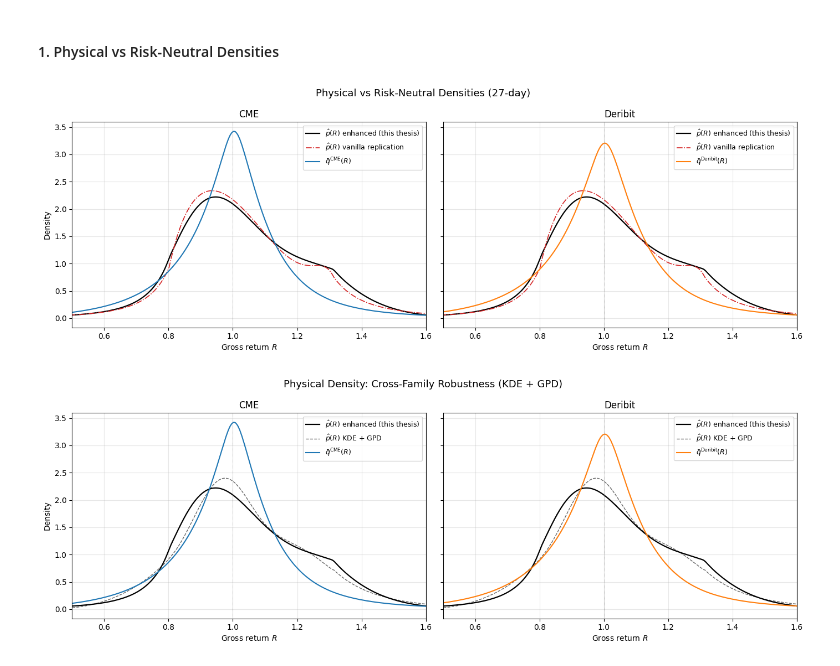
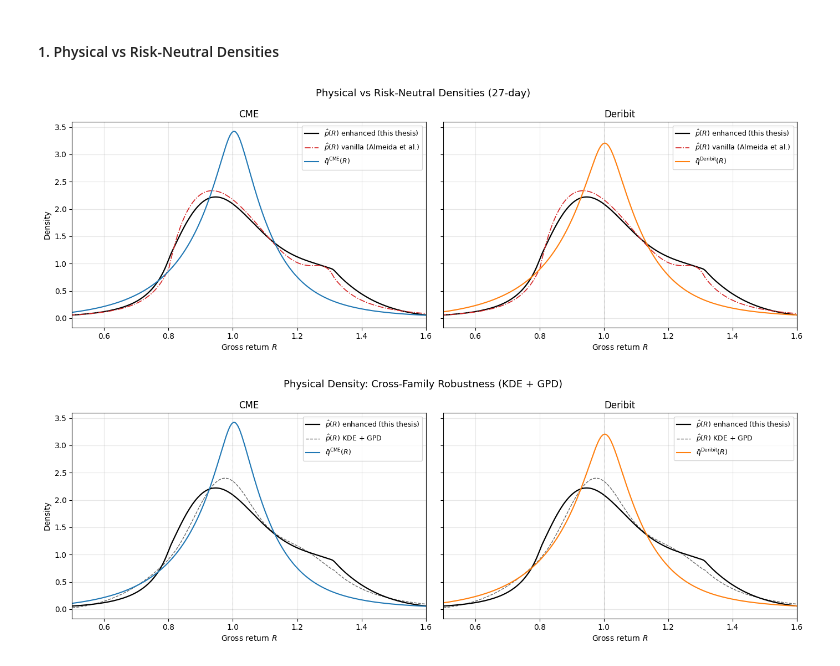
Before and after one commit to Lldelduca/bitcoin-risk-premia, a Jupyter notebook: notebooks/02_ep_decomposition.ipynb, the cells around one changed output. Saved outputs shown, nothing was run; the diff lists cells and outputs as text; code cells hidden in the pictures.

```diff
--- a/notebooks/02_ep_decomposition.ipynb
+++ b/notebooks/02_ep_decomposition.ipynb
@@ -82,21 +82,21 @@ venue estimator  total_ep  downside_contrib  downside_share  mid_contrib  mid_sh
 # %%
 fig, axes = plt.subplots(1, 2, figsize=(14, 5), sharey=True)
 for ax, (venue, q, color) in zip(axes, [('CME', q_cme, 'C0'), ('Deribit', q_der, 'C1')]):
     ax.plot(R_PLOT, np.interp(R_PLOT, R, p_enh), 'k-', lw=1.6, label=r'$\hat{p}(R)$ enhanced (this thesis)')
-    ax.plot(R_PLOT, np.interp(R_PLOT, R, p_van), color='C3', ls='-.', lw=1.2, label=r'$\hat{p}(R)$ vanilla replication')
+    ax.plot(R_PLOT, np.interp(R_PLOT, R, p_van), color='C3', ls='-.', lw=1.2, label=r'$\hat{p}(R)$ vanilla (Almeida et al.)')
     ax.plot(R_PLOT, np.interp(R_PLOT, R, q), color=color, lw=1.5, label=rf'$\bar{{q}}^{{\mathrm{{{venue}}}}}(R)$')
     ax.axvline(1.0, color='gray', lw=0.5, ls=':')
     ax.set_xlabel('Gross return $R$')
     ax.set_xlim(0.5, 1.6)
     ax.set_title(venue)
     ax.legend(fontsize=9)
 axes[0].set_ylabel('Density')
 fig.suptitle('Physical vs Risk-Neutral Densities (27-day)', fontsize=13)
 plt.tight_layout()
 plt.savefig(FIG_DIR / 'fig_densities_overlay.png', dpi=300, bbox_inches='tight')
 plt.show()
 # %% [output]
-[figure, old version]
+[figure, new version]
 # %%
 # #### 1b. Appendix — Cross-Family Robustness (KDE + GPD)
 
```
Also changed, not shown: 15 other files.
